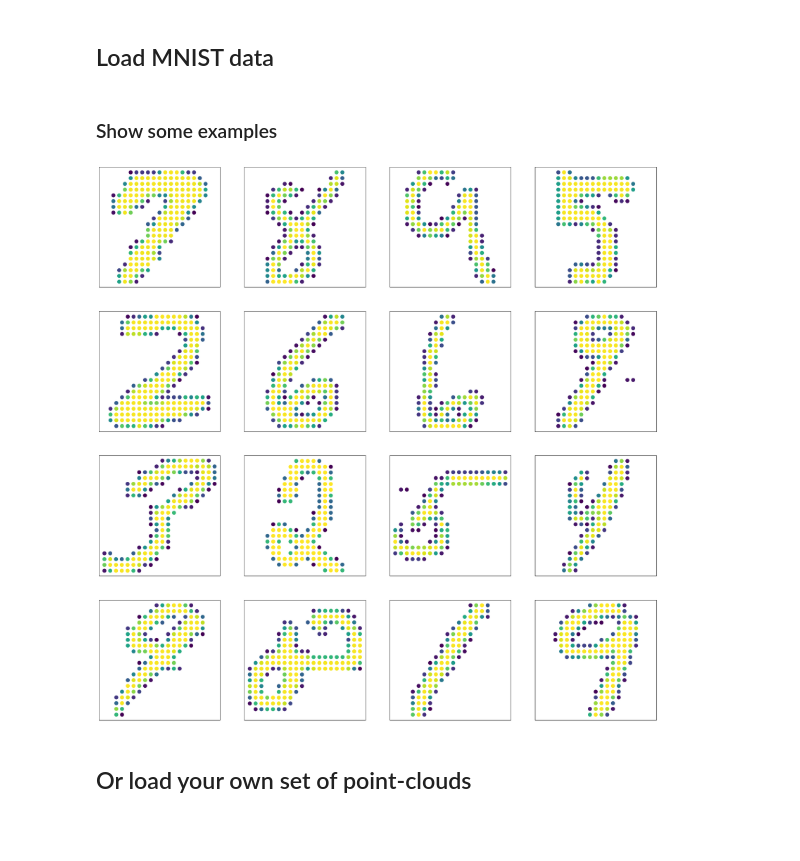
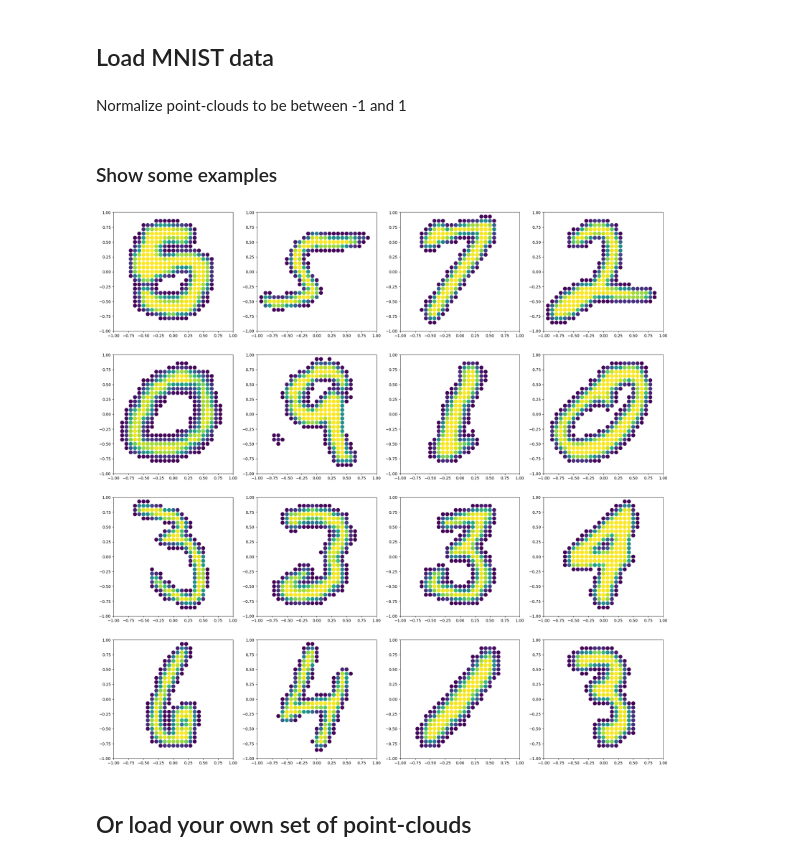
Before and after one commit to dpeerlab/WassersteinWormhole, a Jupyter notebook: docs/source/tutorial/Wormhole_Tutorial.ipynb, the cells around one changed output. Saved outputs shown, nothing was run; the diff lists cells and outputs as text; code cells hidden in the pictures; blank space fills up the shorter version.

```diff
--- a/docs/source/tutorial/Wormhole_Tutorial.ipynb
+++ b/docs/source/tutorial/Wormhole_Tutorial.ipynb
@@ -32,29 +29,39 @@ from wassersteinwormhole import Wormhole
 # %% [markdown]
 ## Load MNIST data
 # %%
-import tensorflow.keras.datasets
-mnist = tensorflow.keras.datasets.mnist
+# import tensorflow.keras.datasets
+# mnist = tensorflow.keras.datasets.mnist
 
-(image_train, label_train), (image_test, label_test) = mnist.load_data()
+# (image_train, label_train), (image_test, label_test) = mnist.load_data()
+
+
+image_train, label_train = extract_training_samples('mnist')
+image_test, label_test = extract_test_samples('mnist')
+
+image_train, image_test = image_train/255.0, image_test/255.0
 # %%
 pc_train, weight_train = [np.stack(np.where(image>0), axis = 1) for image in image_train], [image[image>0]/image[image>0].sum() for image in image_train]
 pc_test, weight_test = [np.stack(np.where(image>0), axis = 1) for image in image_test], [image[image>0]/image[image>0].sum() for image in image_test]
+# %% [markdown]
+Normalize point-clouds to be between -1 and 1
+# %%
+pc_train = [2 * pc/image_train.shape[-1] - 1 for pc in pc_train]
+pc_test = [2 * pc/image_test.shape[-1] - 1 for pc in pc_test]
 # %% [markdown]
 ### Show some examples
 # %%
 thresh = skimage.filters.threshold_otsu(image_train.reshape([-1]))
 fig = plt.figure(figsize = (25,25))
 for _ in range(16):
     i = np.random.choice(np.arange(image_train.shape[0]))
 
     plt.subplot(4,4,1+_)
     plt.scatter(pc_train[i][:, 1], -pc_train[i][:, 0], c = weight_train[i], s = 80)
-    plt.axis('equal')
-    plt.xticks([])
-    plt.yticks([])
+    plt.xlim([-1, 1])
+    plt.ylim([-1, 1])
 plt.show()
 # %% [output]
-[figure, old version]
+[figure, new version]
 # %% [markdown]
 ## Or load your own set of point-clouds
 # %%
```
Also changed, not shown: parts of 16 cells of this notebook, 6 other files.
